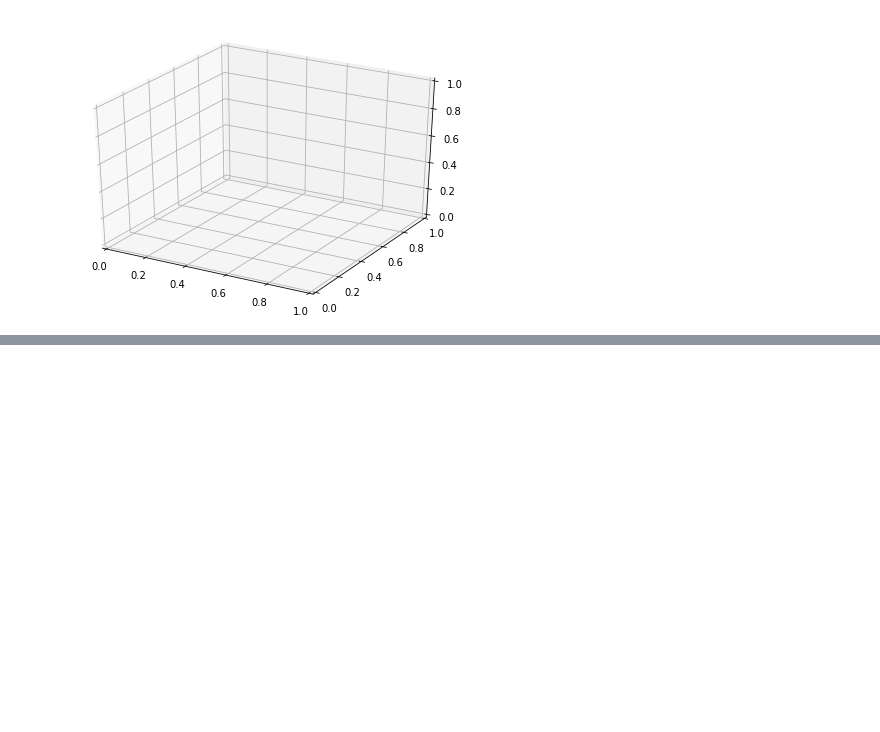
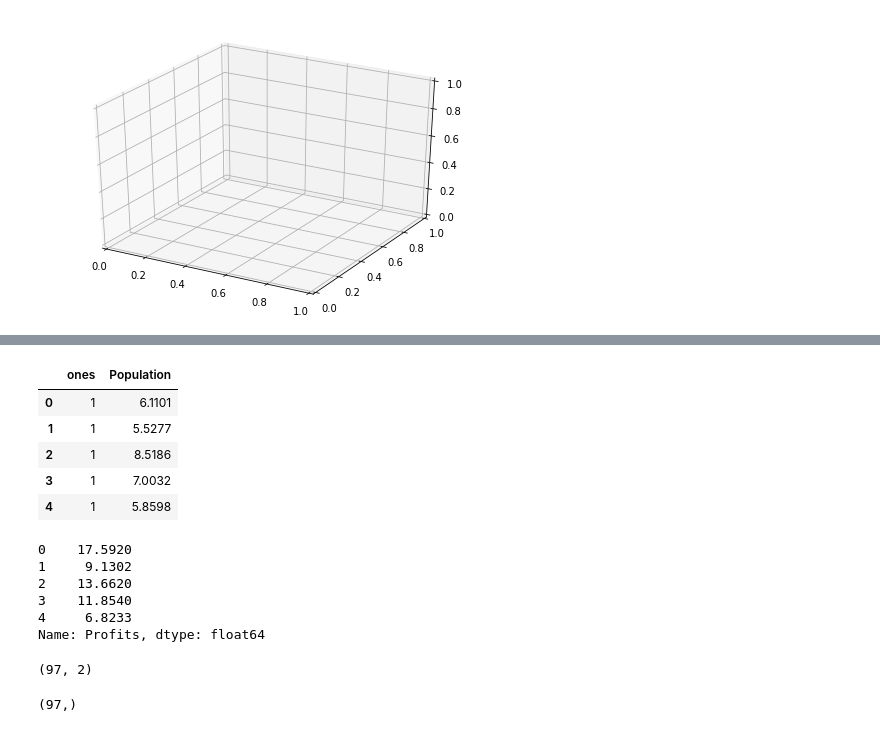
Before and after one commit to yahuuu/ML_exercise, a Jupyter notebook: ex1_20190118.ipynb, the cells around one changed output, grey strips where cells are left out. Saved outputs shown, nothing was run; the diff lists cells and outputs as text; code cells hidden in the pictures; blank space fills up the shorter version.

```diff
--- a/ex1_20190118.ipynb
+++ b/ex1_20190118.ipynb
@@ -387,0 +408,20 @@ ValueError: Unable to coerce to DataFrame, shape must be (97, 1): given (47, 1)
+# %%
+X = data3.iloc[:,0:2]
+X.head()
+# %% [output]
+|  | ones | Population |
+| 0 | 1 | 6.1101 |
+| 1 | 1 | 5.5277 |
+| 2 | 1 | 8.5186 |
+| 3 | 1 | 7.0032 |
+| 4 | 1 | 5.8598 |
+# %%
+y = data3.iloc[:,-1]
+y.head()
+# %% [output]
+0    17.5920
+1     9.1302
+2    13.6620
+3    11.8540
+4     6.8233
+Name: Profits, dtype: float64
@@ -387,0 +432,8 @@ ValueError: Unable to coerce to DataFrame, shape must be (97, 1): given (47, 1)
+# %%
+X.shape
+# %% [output]
+(97, 2)
+# %%
+y.shape
+# %% [output]
+(97,)
```
Also changed, not shown: parts of 12 cells of this notebook.
